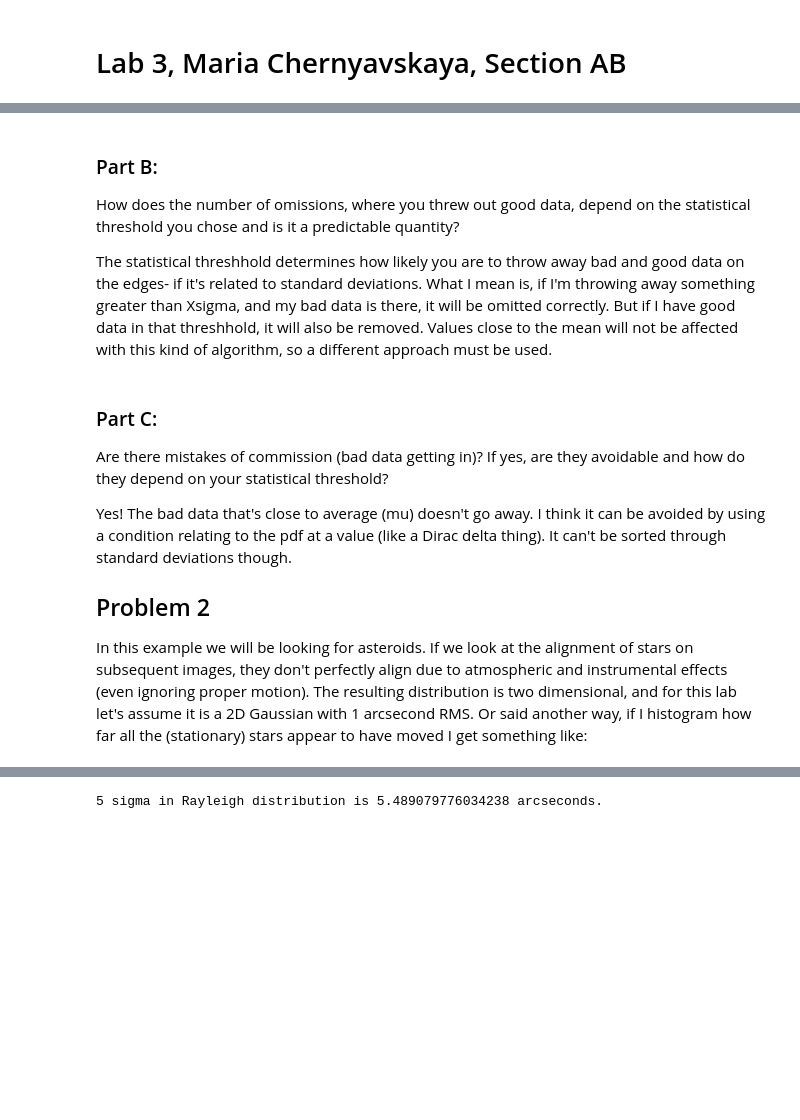
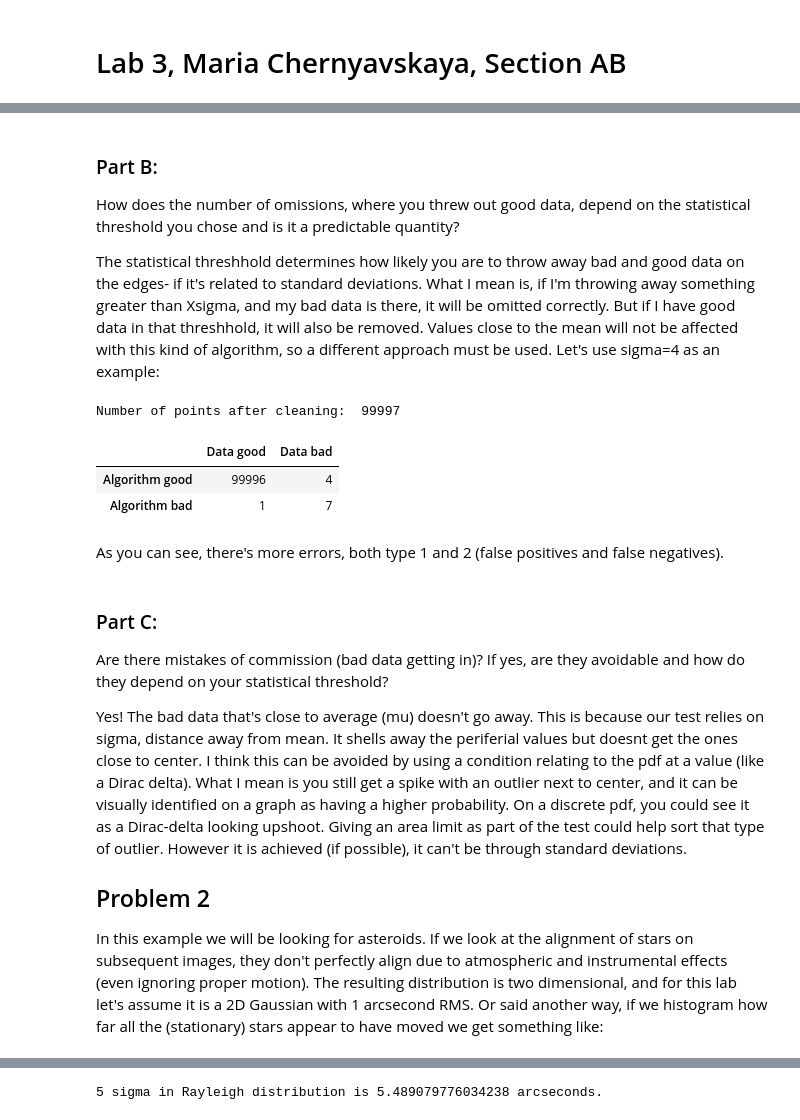
Before and after one commit to maria8ch/Phys434_BigData, a Jupyter notebook: Chernyavskaya_Report3.ipynb, the cells around one changed output, grey strips where cells are left out. Saved outputs shown, nothing was run; the diff lists cells and outputs as text; code cells hidden in the pictures; blank space fills up the shorter version.

```diff
--- a/Chernyavskaya_Report3.ipynb
+++ b/Chernyavskaya_Report3.ipynb
@@ -67,20 +63,30 @@ I'm going to say that "good" is in between -5 and 5 sigma, and that "bad" is any
 # %%
 np.random.shuffle(d)
 # %%
-five_away = 1 - stats.norm.cdf(5)
+def sigma_test(x, d, good, bad):
+    x_away = 1 - stats.norm.cdf(x)
+    x_top = stats.norm.ppf(1- x_away, mu, sigma)
+    x_bottom = stats.norm.ppf(x_away, mu, sigma)
 
-x_top = stats.norm.ppf(1- five_away, mu, sigma)
-x_bottom = stats.norm.ppf(five_away, mu, sigma)
+    for i in reversed(range(len(d))):
+        if d[i] > x_top:
+            d = np.delete(d, i)
+        if d[i] < x_bottom:
+            d = np.delete(d, i)
+    print("Number of points after cleaning: ", len(d))
 
-for i in reversed(range(len(d))):
-    if d[i] > x_top:
-        d = np.delete(d, i)
-    if d[i] < x_bottom:
-        d = np.delete(d, i)
-print(len(d))
-plt.hist(d, 100, density=True)
-plt.yscale('log')
-plt.title('Cleaned data', fontsize = 20)
-plt.xlabel('Temperature', fontsize = 14)
-plt.ylabel('Probability', fontsize=14)
-plt.show()
+    trueNeg = 0
+    truePos = 0
+    for i in range(len(good)):
+        if good[i] > x_top or good[i] < x_bottom:
+            trueNeg += 1
+        else:
+            truePos += 1
+    falseNeg = 0
+    falsePos = 0
+    for i in range(len(bad)):
+        if bad[i] > x_top or bad[i] < x_bottom:
+            falseNeg += 1
+        else:
+            falsePos += 1
+    return trueNeg, truePos, falseNeg, falsePos
@@ -114,15 +116,27 @@ NN
 ### Part B:
 How does the number of omissions, where you threw out good data, depend on the statistical threshold you chose and is it a predictable quantity?
 
-The statistical threshhold determines how likely you are to throw away bad and good data on the edges- if it's related to standard deviations. What I mean is, if I'm throwing away something greater than Xsigma, and my bad data is there, it will be omitted correctly. But if I have good data in that threshhold, it will also be removed. Values close to the mean will not be affected with this kind of algorithm, so a different approach must be used.
+The statistical threshhold determines how likely you are to throw away bad and good data on the edges- if it's related to standard deviations. What I mean is, if I'm throwing away something greater than Xsigma, and my bad data is there, it will be omitted correctly. But if I have good data in that threshhold, it will also be removed. Values close to the mean will not be affected with this kind of algorithm, so a different approach must be used. Let's use sigma=4 as an example:
+# %%
+trueNeg, truePos, falseNeg, falsePos = sigma_test(4, d, good, bad)
+NN = df({"Data good":(truePos,falsePos),"Data bad":(trueNeg,falseNeg)})
+NN = NN.rename(index={0: "Algorithm good", 1: "Algorithm bad"})
+NN
+# %% [output]
+Number of points after cleaning:  99997
+|  | Data good | Data bad |
+| Algorithm good | 99996 | 4 |
+| Algorithm bad | 1 | 7 |
+# %% [markdown]
+As you can see, there's more errors, both type 1 and 2 (false positives and false negatives).
 # %% [markdown]
 ### Part C:
 Are there mistakes of commission (bad data getting in)? If yes, are they avoidable and how do they depend on your statistical threshold?
 
-Yes! The bad data that's close to average (mu) doesn't go away. I think it can be avoided by using a condition relating to the pdf at a value (like a Dirac delta thing). It can't be sorted through standard deviations though.
+Yes! The bad data that's close to average (mu) doesn't go away. This is because our test relies on sigma, distance away from mean. It shells away the periferial values but doesnt get the ones close to center. I think this can be avoided by using a condition relating to the pdf at a value (like a Dirac delta). What I mean is you still get a spike with an outlier next to center, and it can be visually identified on a graph as having a higher probability. On a discrete pdf, you could see it as a Dirac-delta looking upshoot. Giving an area limit as part of the test could help sort that type of outlier. However it is achieved (if possible), it can't be through standard deviations.
 
 ## Problem 2
-In this example we will be looking for asteroids. If we look at the alignment of stars on subsequent images, they don't perfectly align due to atmospheric and instrumental effects (even ignoring proper motion). The resulting distribution is two dimensional, and for this lab let's assume it is a 2D Gaussian with 1 arcsecond RMS. Or said another way, if I histogram how far all the (stationary) stars appear to have moved I get something like:
+In this example we will be looking for asteroids. If we look at the alignment of stars on subsequent images, they don't perfectly align due to atmospheric and instrumental effects (even ignoring proper motion). The resulting distribution is two dimensional, and for this lab let's assume it is a 2D Gaussian with 1 arcsecond RMS. Or said another way, if we histogram how far all the (stationary) stars appear to have moved we get something like:
 # %%
 a = np.vstack((stats.norm.rvs( scale = 1, size = 100000), stats.norm.rvs( scale = 1, size = 100000)))
 a.shape
```
Also changed, not shown: parts of 14 cells of this notebook, 1 other file.
